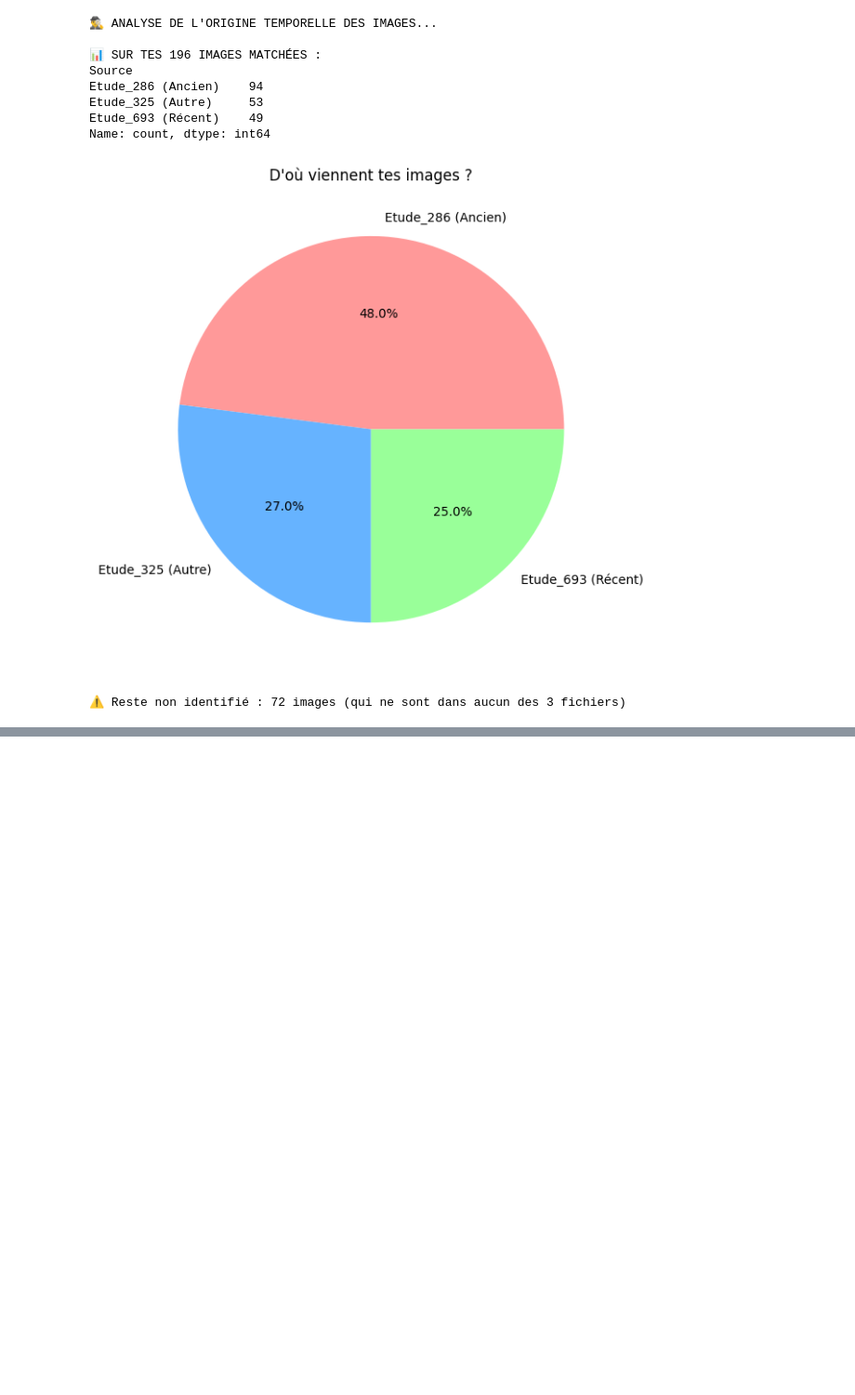
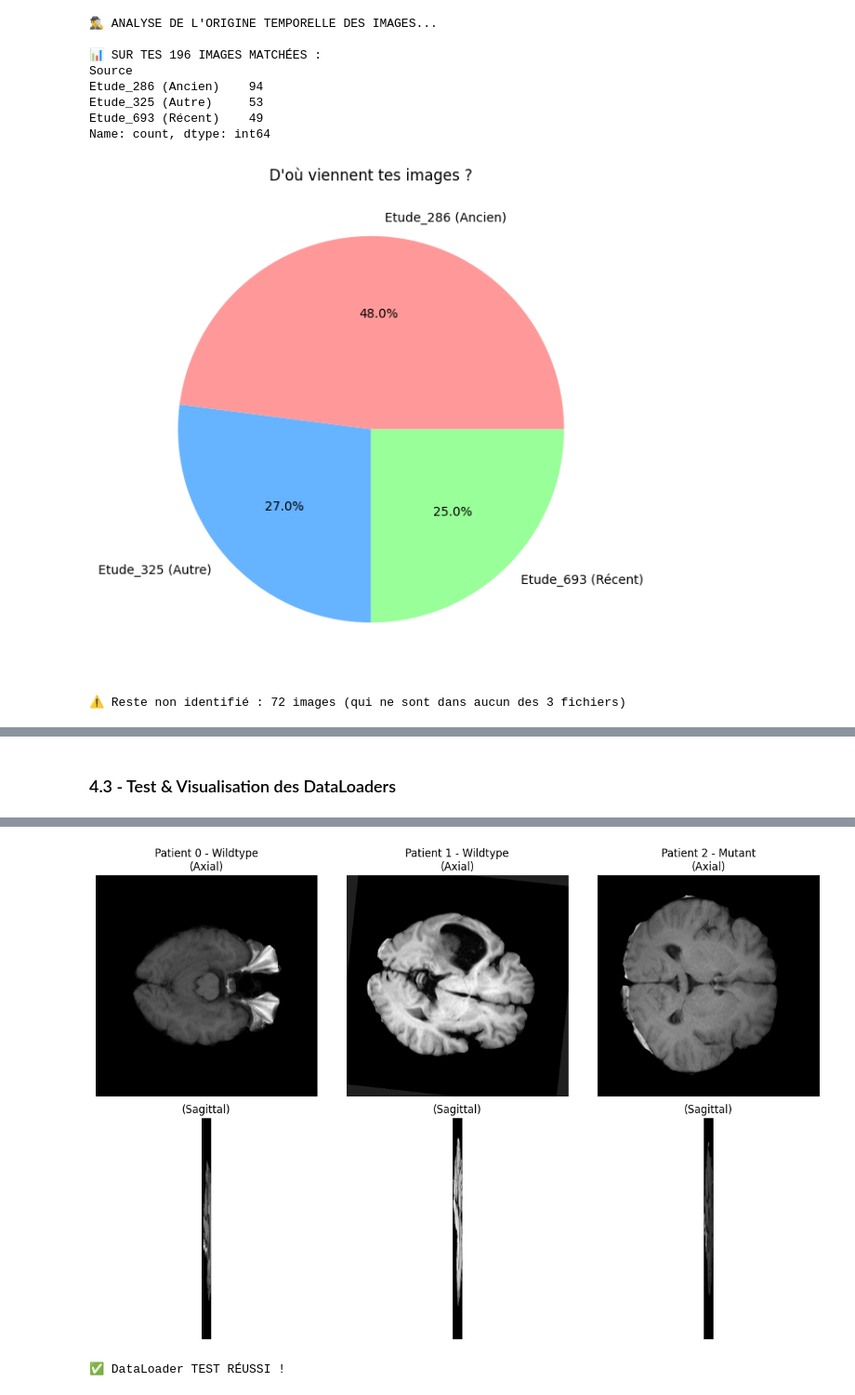
Before and after one commit to imenbenhenda/Glioma-Classification-Project, a Jupyter notebook: src/01_Data_Exploration_Check.ipynb, the cells around one changed output, grey strips where cells are left out. Shown at 93% size. Saved outputs shown, nothing was run; the diff lists cells and outputs as text; code cells hidden in the pictures; blank space fills up the shorter version.

```diff
--- a/src/01_Data_Exploration_Check.ipynb
+++ b/src/01_Data_Exploration_Check.ipynb
@@ -637,7 +640,7 @@ import pandas as pd
 from pathlib import Path
 
 # --- CONFIGURATION ---
-BASE_DIR = Path.cwd()
+BASE_DIR = Path.cwd().parent  # Remonte d'un niveau (de 'src' vers la racine du projet)
 IMG_DIR = BASE_DIR / "data" / "CGGA"
 
 # 📂 LISTE DES 3 FICHIERS CLINIQUES (La Trinité)
@@ -781,7 +784,7 @@ import pandas as pd
 from pathlib import Path
 
 # --- CONFIGURATION ---
-BASE_DIR = Path.cwd()
+BASE_DIR = Path.cwd().parent
 FILES = {
     "286": BASE_DIR / "data" / "CGGA.WEseq_286_clinical.20200506.txt",
     "693": BASE_DIR / "data" / "CGGA.mRNAseq_693_clinical.20200506.txt",
@@ -869,7 +872,7 @@ import matplotlib.pyplot as plt
 from pathlib import Path
 
 # --- CONFIGURATION ---
-BASE_DIR = Path.cwd()
+BASE_DIR = Path.cwd().parent
 IMG_DIR = BASE_DIR / "data" / "CGGA"
 FILES = {
     "Etude_286 (Ancien)": BASE_DIR / "data" / "CGGA.WEseq_286_clinical.20200506.txt",
@@ -952,12 +955,15 @@ Name: count, dtype: int64
 import pandas as pd
 from pathlib import Path
 
-# --- CONFIGURATION (CHEMINS ABSOLUS) ---
-INPUT_FILE = Path(r"c:\Users\lenovo\Desktop\PROJET_GLIOME\data\dataset_final_merged.csv")
-IMG_DIR = Path(r"c:\Users\lenovo\Desktop\PROJET_GLIOME\data\CGGA")
-OUTPUT_FILE = Path(r"c:\Users\lenovo\Desktop\PROJET_GLIOME\data\dataset_T1_only.csv")
+# --- CONFIGURATION (CHEMINS DYNAMIQUES) ---
+BASE_DIR = Path.cwd().parent  # Remonte de 'src' à la racine du projet
+INPUT_FILE = BASE_DIR / "data" / "dataset_final_merged.csv"
+IMG_DIR = BASE_DIR / "data" / "CGGA"
+OUTPUT_FILE = BASE_DIR / "data" / "dataset_T1_only.csv"
 
 print("🎯 DÉMARRAGE DU FILTRAGE : MODALITÉ T1 UNIQUEMENT")
+print(f"📂 Base directory: {BASE_DIR}")
+print(f"📊 Input file: {INPUT_FILE}")
 
 if not INPUT_FILE.exists():
     print(f"❌ Erreur critique : Fichier introuvable : {INPUT_FILE}")
@@ -1043,0 +1746,53 @@ else:
+# %% [markdown]
+### 4.3 - Test & Visualisation des DataLoaders
+# %%
+print("🎯 TEST DU PREMIER BATCH DU TRAIN LOADER...")
+print("=" * 60)
+
+# Extraire le premier batch
+train_batch_images, train_batch_labels = next(iter(train_loader))
+
+print(f"\n📊 FORME DU BATCH :")
+print(f"   Images : {train_batch_images.shape}")  # [batch, channel, H, W, D]
+print(f"   Labels : {train_batch_labels.shape}")   # [batch]
+
+print(f"\n📈 STATISTIQUES DU BATCH :")
+print(f"   Min intensity : {train_batch_images.min():.4f}")
+print(f"   Max intensity : {train_batch_images.max():.4f}")
+print(f"   Mean : {train_batch_images.mean():.4f}")
+print(f"   Std : {train_batch_images.std():.4f}")
+
+print(f"\n🏷️ LABELS DANS LE BATCH :")
+label_counts = torch.bincount(train_batch_labels)
+print(f"   Classe 0 (Mutant) : {label_counts[0].item()}")
+if len(label_counts) > 1:
+    print(f"   Classe 1 (Wildtype) : {label_counts[1].item()}")
+
+# Visualiser 3 images du batch
+print(f"\n📸 VISUALISATION DE 3 IMAGES DU BATCH :")
+fig, axes = plt.subplots(2, 3, figsize=(12, 8))
+
+for i in range(min(3, BATCH_SIZE)):
+    img_3d = train_batch_images[i, 0].numpy()  # [H, W, D]
+    label = train_batch_labels[i].item()
+    label_str = "Mutant" if label == 0 else "Wildtype"
+
+    # Coupe au milieu
+    z_slice = img_3d.shape[2] // 2
+
+    # Première ligne : coupe axiale
+    axes[0, i].imshow(img_3d[:, :, z_slice], cmap='gray')
+    axes[0, i].set_title(f"Patient {i} - {label_str}\n(Axial)")
+    axes[0, i].axis('off')
+
+    # Deuxième ligne : coupe sagittale
+    x_slice = img_3d.shape[0] // 2
+    axes[1, i].imshow(img_3d[x_slice, :, :], cmap='gray')
+    axes[1, i].set_title("(Sagittal)")
+    axes[1, i].axis('off')
+
+plt.tight_layout()
+plt.show()
+
+print("\n✅ DataLoader TEST RÉUSSI !")
+# %% [output]
@@ -1043,0 +1817,2 @@ else:
+[figure, added]
+✅ DataLoader TEST RÉUSSI !
```
Also changed, not shown: parts of 31 cells of this notebook.
